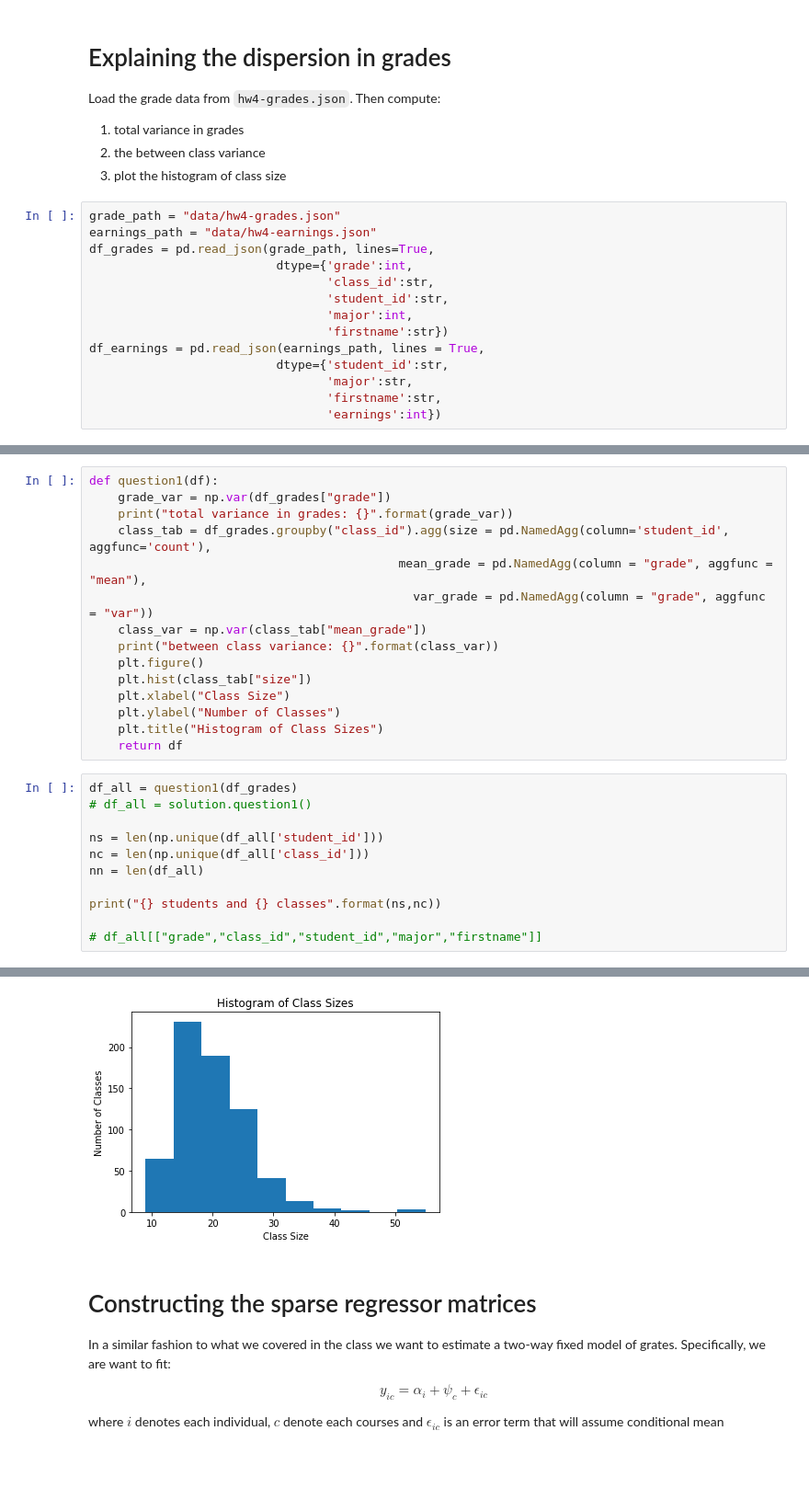
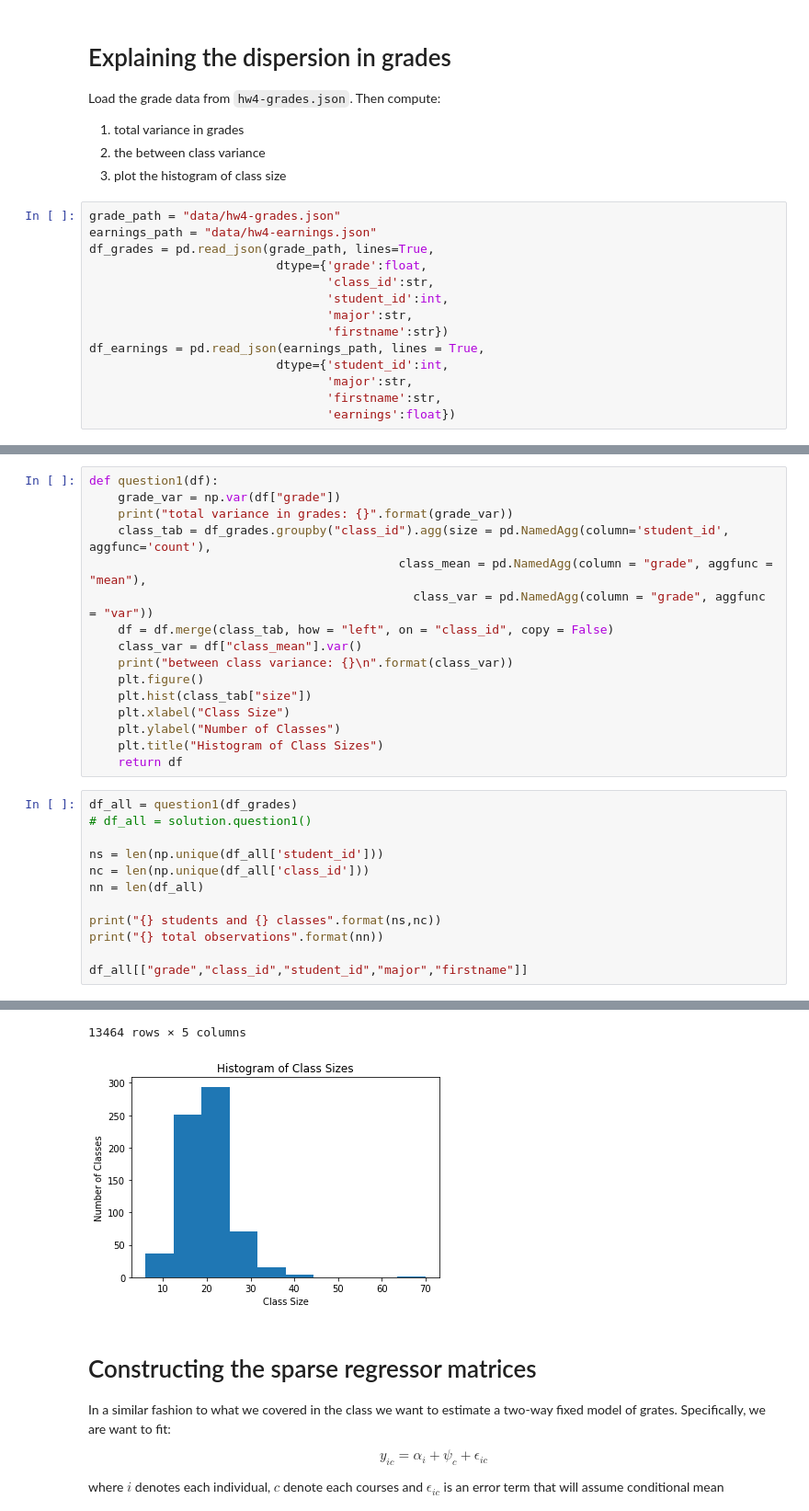
Before and after one commit to vma101/big_data_tools, a Jupyter notebook: hw4_twfe.ipynb, the cells around one changed output, grey strips where cells are left out. Shown: that part at 92% size. Cells and saved outputs as stored; diff of their text form; blank space fills up the shorter version.

```diff
--- a/hw4_twfe.ipynb
+++ b/hw4_twfe.ipynb
@@ -41,13 +41,13 @@ Load the grade data from `hw4-grades.json`. Then compute:
 grade_path = "data/hw4-grades.json"
 earnings_path = "data/hw4-earnings.json"
 df_grades = pd.read_json(grade_path, lines=True,
-                          dtype={'grade':int,
+                          dtype={'grade':float,
                                  'class_id':str,
-                                 'student_id':str,
-                                 'major':int,
+                                 'student_id':int,
+                                 'major':str,
                                  'firstname':str})
 df_earnings = pd.read_json(earnings_path, lines = True,
-                          dtype={'student_id':str,
+                          dtype={'student_id':int,
                                  'major':str,
                                  'firstname':str,
-                                 'earnings':int})
+                                 'earnings':float})
@@ -54,12 +56,13 @@ df_earnings = pd.read_json(earnings_path, lines = True,
 # %%
 def question1(df):
-    grade_var = np.var(df_grades["grade"])
+    grade_var = np.var(df["grade"])
     print("total variance in grades: {}".format(grade_var))
     class_tab = df_grades.groupby("class_id").agg(size = pd.NamedAgg(column='student_id', aggfunc='count'),
-                                           mean_grade = pd.NamedAgg(column = "grade", aggfunc = "mean"),
-                                             var_grade = pd.NamedAgg(column = "grade", aggfunc = "var"))
-    class_var = np.var(class_tab["mean_grade"])
-    print("between class variance: {}".format(class_var))
+                                           class_mean = pd.NamedAgg(column = "grade", aggfunc = "mean"),
+                                             class_var = pd.NamedAgg(column = "grade", aggfunc = "var"))
+    df = df.merge(class_tab, how = "left", on = "class_id", copy = False)
+    class_var = df["class_mean"].var()
+    print("between class variance: {}\n".format(class_var))
     plt.figure()
     plt.hist(class_tab["size"])
     plt.xlabel("Class Size")
@@ -75,6 +78,7 @@ nc = len(np.unique(df_all['class_id']))
 nn = len(df_all)
 
 print("{} students and {} classes".format(ns,nc))
+print("{} total observations".format(nn))
 
-# df_all[["grade","class_id","student_id","major","firstname"]]
+df_all[["grade","class_id","student_id","major","firstname"]]
 # %% [output]
@@ -84,4 +102,5 @@ between class variance: 0.3604792888212968
+13464 rows × 5 columns
-[figure, old version]
+[figure, new version]
 # %% [markdown]
 # Constructing the sparse regressor matrices
 
```
Also changed, not shown: parts of 14 cells of this notebook.
